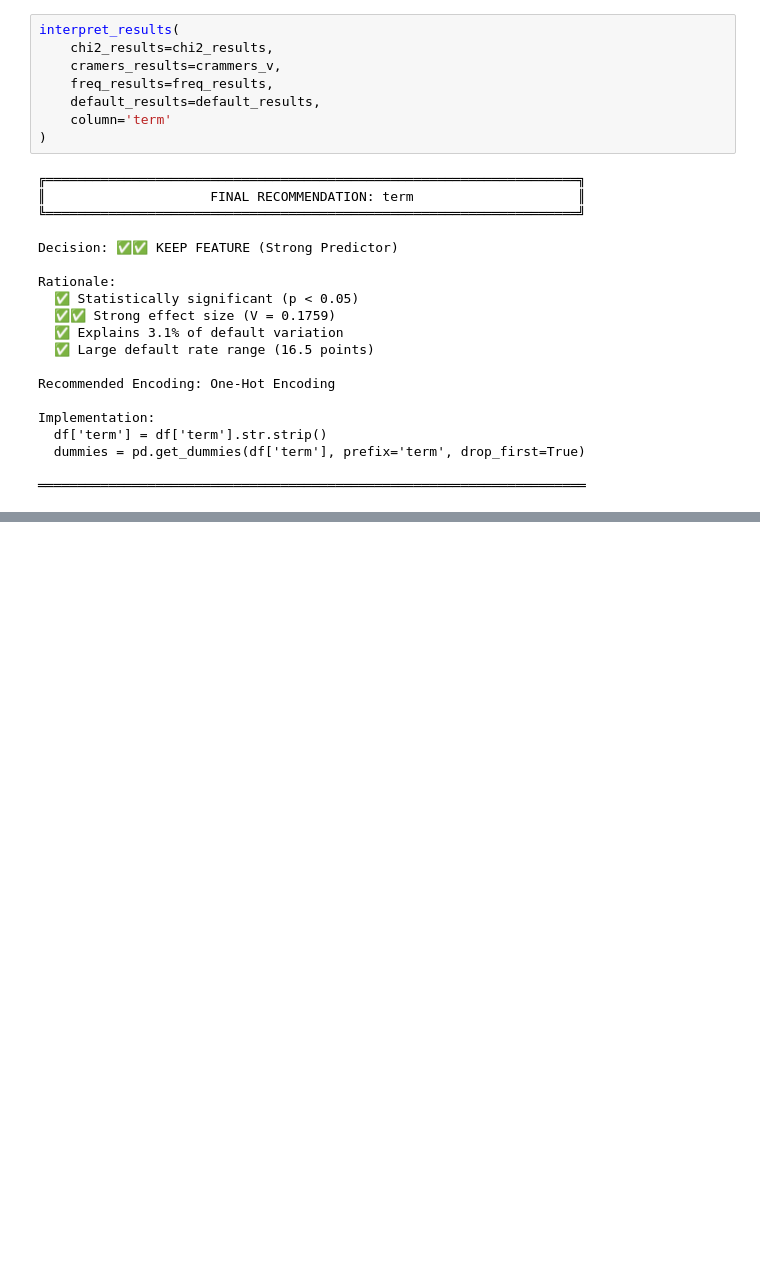
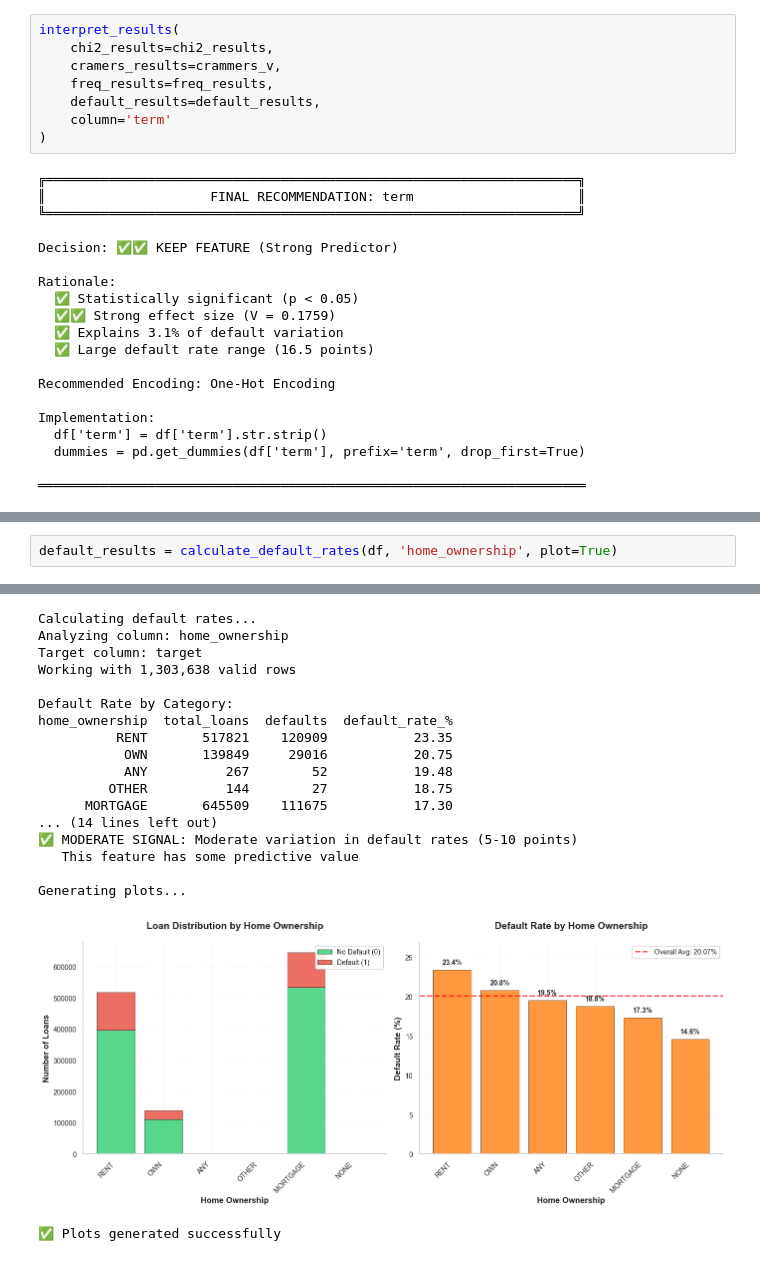
Before and after one commit to salman7420/credit-risk-model, a Jupyter notebook: notebooks/02_univariate_eda_categorical.ipynb, the cells around one changed output, grey strips where cells are left out. Drawn from its saved outputs; the diff is of its cells as text; blank space fills up the shorter version.

```diff
--- a/notebooks/02_univariate_eda_categorical.ipynb
+++ b/notebooks/02_univariate_eda_categorical.ipynb
@@ -199,0 +386,3 @@ check_missing_values = check_missing_values(df, 'term')
+# %%
+default_results = calculate_default_rates(df, 'home_ownership', plot=True)
+# %% [output]
@@ -199,0 +393,19 @@ check_missing_values = check_missing_values(df, 'term')
+Calculating default rates...
+Analyzing column: home_ownership
+Target column: target
+Working with 1,303,638 valid rows
+
+Default Rate by Category:
+home_ownership  total_loans  defaults  default_rate_%
+          RENT       517821    120909           23.35
+           OWN       139849     29016           20.75
+           ANY          267        52           19.48
+         OTHER          144        27           18.75
+      MORTGAGE       645509    111675           17.30
+... (14 lines left out)
+✅ MODERATE SIGNAL: Moderate variation in default rates (5-10 points)
+   This feature has some predictive value
+
+Generating plots...
+[figure, added]
+✅ Plots generated successfully
```
Also changed, not shown: parts of 39 cells of this notebook, 1 other file.
